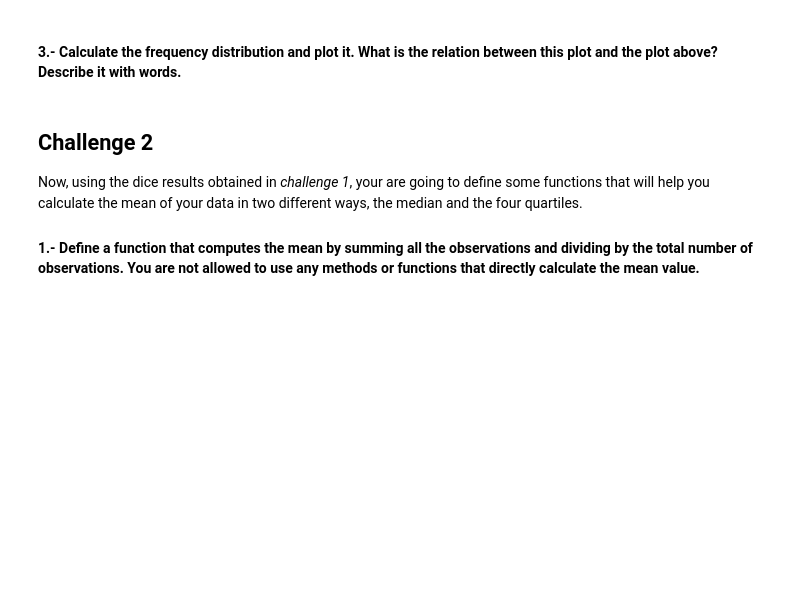
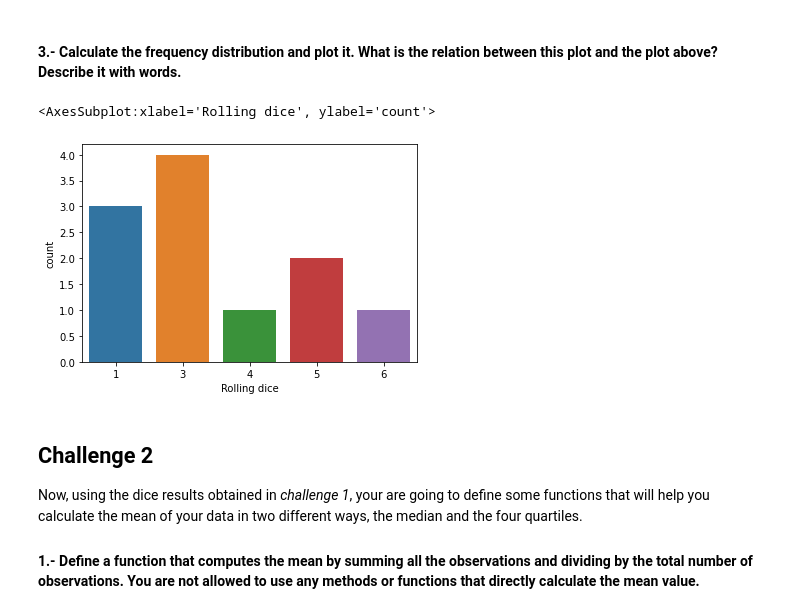
Before and after one commit to jdediegoAb/dataptmad0522_labs, a Jupyter notebook: module-2/understanding-descriptive-stats/your-code/main.ipynb, the cells around one changed output. Saved outputs shown, nothing was run; the diff lists cells and outputs as text; code cells hidden in the pictures; blank space fills up the shorter version.

```diff
--- a/module-2/understanding-descriptive-stats/your-code/main.ipynb
+++ b/module-2/understanding-descriptive-stats/your-code/main.ipynb
@@ -49,4 +58,7 @@ sns.histplot(roll.sort_values(by='Roll Dice'), bins=6)
 # %%
 # your code here
 # your code here
-sns.countplot(x='Roll Dice' , data=roll)
+sns.countplot(x='Rolling dice' , data=df2)
+# %% [output]
+<AxesSubplot:xlabel='Rolling dice', ylabel='count'>
+[figure, added]
```
Also changed, not shown: parts of 19 cells of this notebook.
